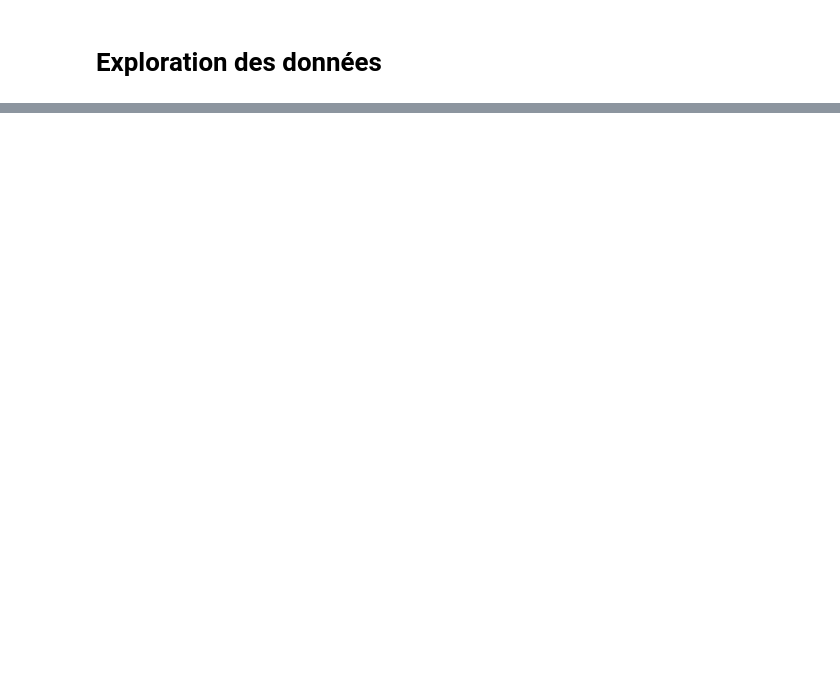
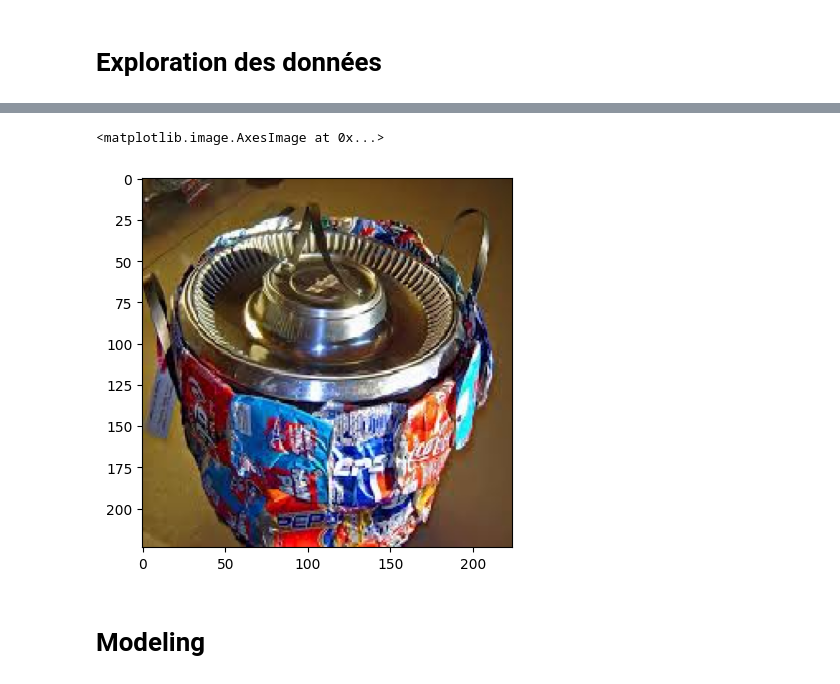
Before and after one commit to The237/DeepLearningCourses, a Jupyter notebook: 04_CNNs_pour_la_classification_d'Images.ipynb, the cells around one changed output, grey strips where cells are left out. Drawn from its saved outputs; the diff is of its cells as text; code cells hidden in the pictures; blank space fills up the shorter version.

```diff
--- a/04_CNNs_pour_la_classification_d'Images.ipynb
+++ b/04_CNNs_pour_la_classification_d'Images.ipynb
@@ -315,0 +343,4 @@ len(os.listdir(test_r_dir))
+# %%
+# on divise tous les pixels par 255 pour normaliser
+train_data_generator = ImageDataGenerator(rescale = 1/255.0)
+test_data_generator = ImageDataGenerator(rescale = 1/255.0)
@@ -315,0 +365,2 @@ len(os.listdir(test_r_dir))
+# %%
+batch_images, batch_labels = next(iter(train_generator))
@@ -315,0 +371,7 @@ len(os.listdir(test_r_dir))
+# %%
+plt.imshow(batch_images[2])
+# %% [output]
+<matplotlib.image.AxesImage at 0x...>
+[figure, added]
+# %% [markdown]
+# Modeling
```
Also changed, not shown: parts of 13 cells of this notebook.
